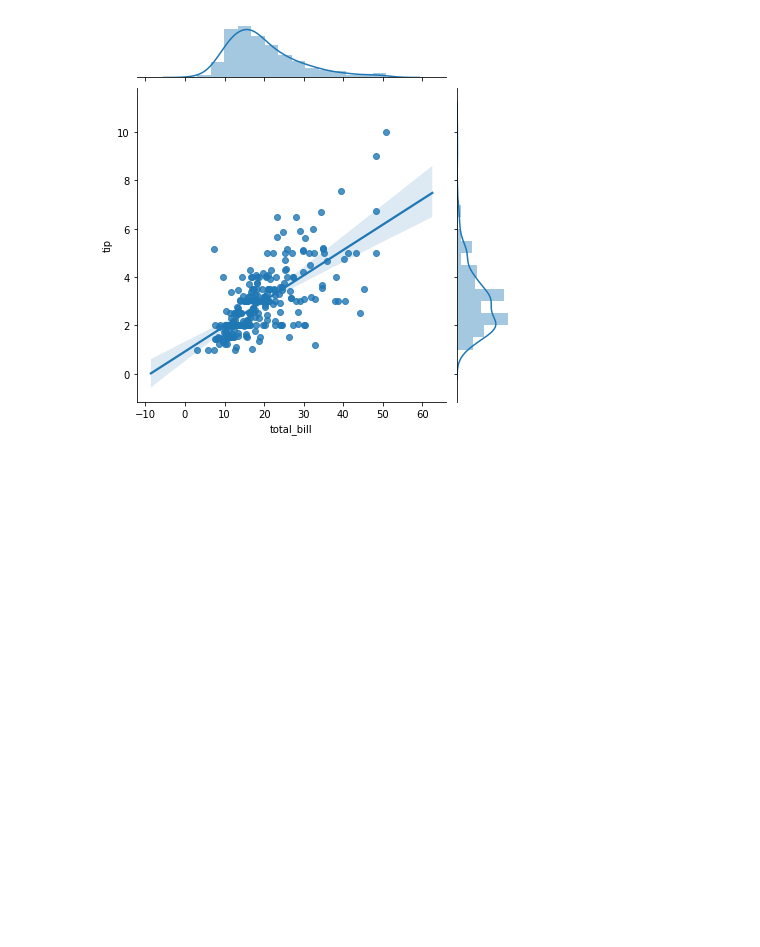
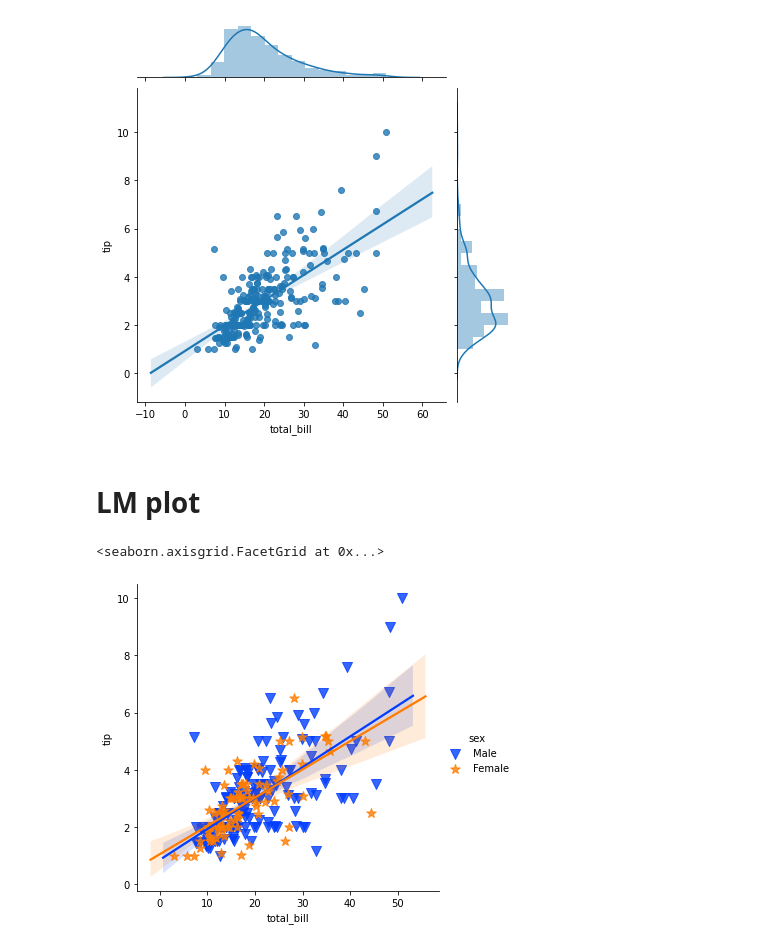
Before and after one commit to NMShihab/DScience-Projects, a Jupyter notebook: Data Visualization/data_viz_seaborn.ipynb, the cells around one changed output. Saved outputs shown, nothing was run; the diff lists cells and outputs as text; code cells hidden in the pictures; blank space fills up the shorter version.

Commit message:
lmPlot,Style and color

```diff
--- a/Data Visualization/data_viz_seaborn.ipynb
+++ b/Data Visualization/data_viz_seaborn.ipynb
@@ -152,3 +152,12 @@ jgrid = sns.JointGrid(x="total_bill", y="tip", data=tips)
 jgrid = jgrid.plot(sns.regplot, sns.distplot)
 # %% [output]
 [figure]
+# %% [markdown]
+# LM plot
+# %%
+# Linear model plot
+sns.lmplot(x='total_bill',y='tip',data=tips,hue='sex',
+           markers=['v','*'],scatter_kws={'s':100},height=5,palette='bright')
+# %% [output]
+<seaborn.axisgrid.FacetGrid at 0x...>
+[figure, added]
```
Also changed, not shown: parts of 15 cells of this notebook.
